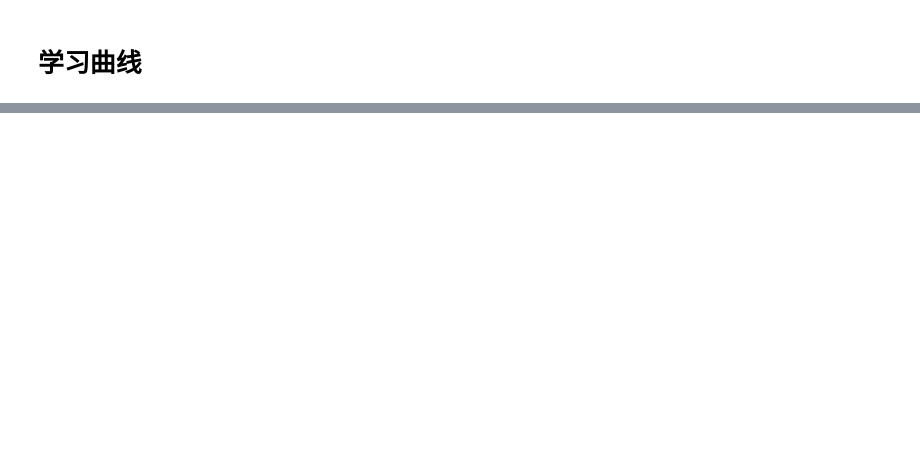
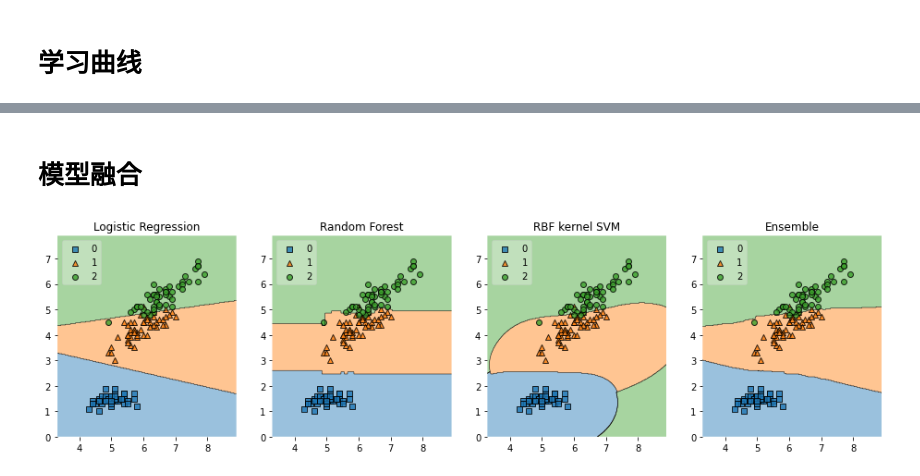
Before and after one commit to SCUISQianFeng/tianchi-ml-base, a Jupyter notebook: TianChi/baseLine/zhengqi/model_train_validation_fusion.ipynb, the cells around one changed output, grey strips where cells are left out. Drawn from its saved outputs; the diff is of its cells as text; code cells hidden in the pictures; blank space fills up the shorter version.

```diff
--- a/TianChi/baseLine/zhengqi/model_train_validation_fusion.ipynb
+++ b/TianChi/baseLine/zhengqi/model_train_validation_fusion.ipynb
@@ -459,0 +569,2 @@ validation_curve?
+# %% [markdown]
+# 模型融合
@@ -459,0 +582,21 @@ validation_curve?
+# %%
+clf1 = LogisticRegression(random_state=0, solver='lbfgs', multi_class='auto')
+clf2 = RandomForestClassifier(n_estimators=100, random_state=0)
+clf3 = SVC(random_state=0, probability=True, gamma='auto')
+eclf = EnsembleVoteClassifier([clf1, clf2, clf3], voting='soft', weights=[2, 1, 1])
+X, y = iris_data()
+X = X[:, [0, 2]]
+# plotting Decision Regions
+gs = gridspec.GridSpec(1, 4)
+fig = plt.figure(figsize=(16, 4))
+
+for clf, lab, grd in zip([clf1, clf2, clf3, eclf],
+                         ['Logistic Regression', 'Random Forest', 'RBF kernel SVM', 'Ensemble'],
+                         itertools.product([0, 1], repeat=2)):
+    clf.fit(X, y)
+    ax = plt.subplot(gs[0, grd[0] * 2 + grd[1]])
+    fig = plot_decision_regions(X=X, y=y, clf=clf, legend=2)
+    plt.title(lab)
+plt.show()
+# %% [output]
+[figure, added]
```
Also changed, not shown: parts of 22 cells of this notebook, 1 other file.
